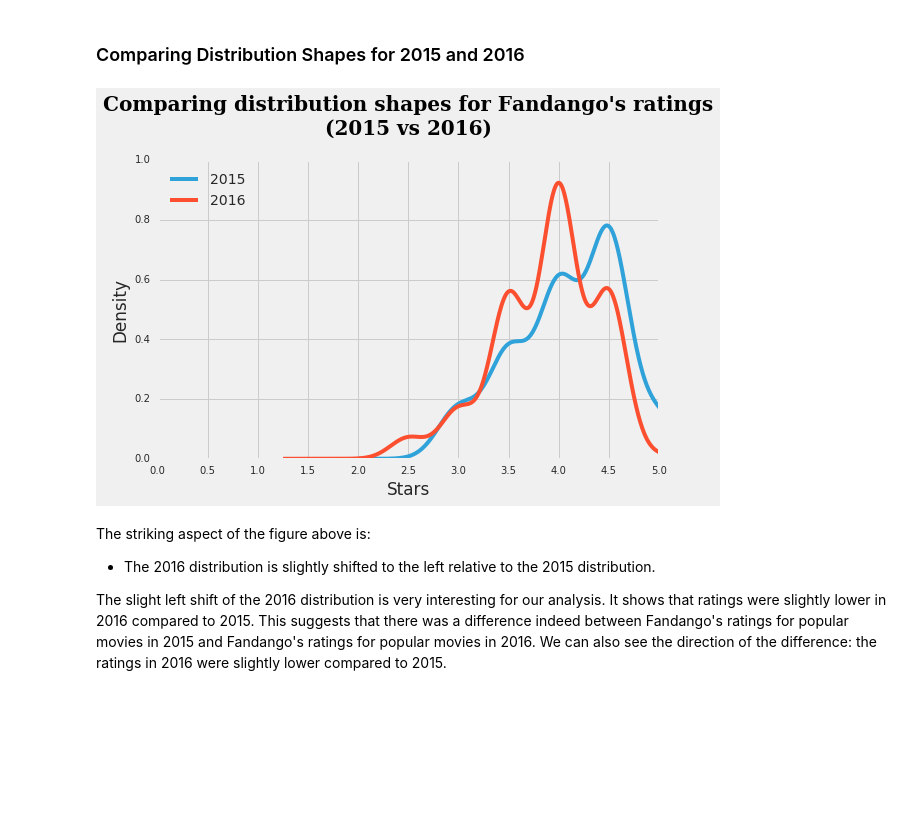
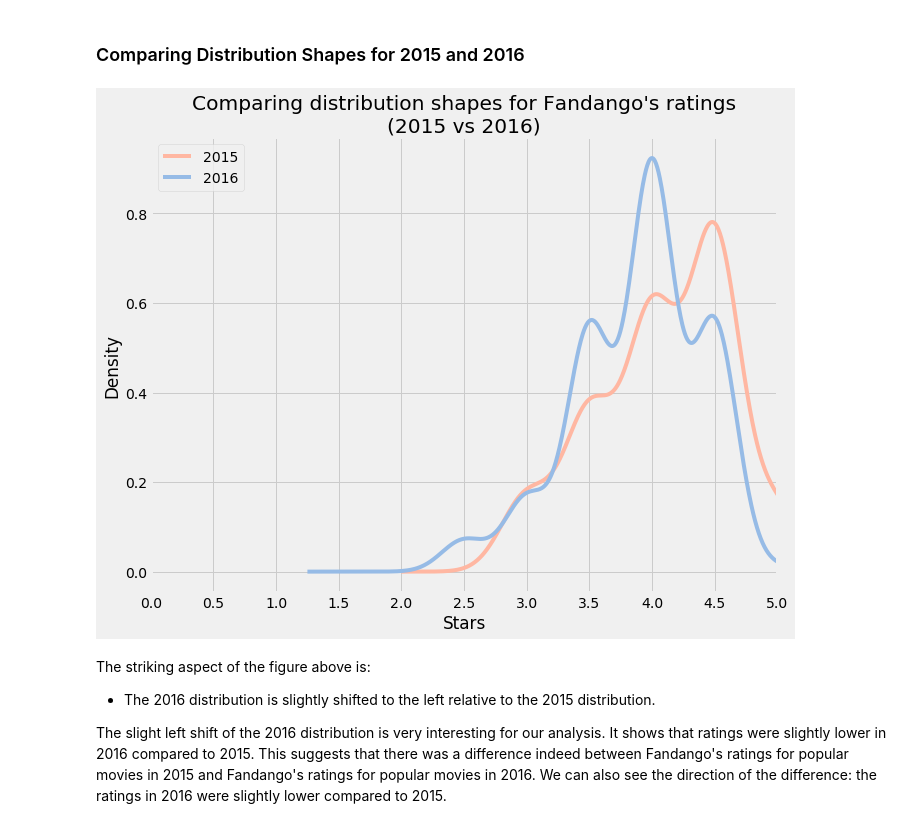
Before and after one commit to nveenverma/Projects, a Jupyter notebook: Investigating Fandango Movie Ratings/Basics.ipynb, the cells around one changed output. Drawn from its saved outputs; the diff is of its cells as text; code cells hidden in the pictures; blank space fills up the shorter version.

```diff
--- a/Investigating Fandango Movie Ratings/Basics.ipynb
+++ b/Investigating Fandango Movie Ratings/Basics.ipynb
@@ -207,28 +207,28 @@ Name: year, dtype: int64
 # %%
 import seaborn as sns
 import matplotlib.pyplot as plt
 %matplotlib inline
 import matplotlib.style as style
 style.use('fivethirtyeight')
 from numpy import arange
 
 font = {'family': 'serif',
         'color':  'black',
         'weight': 'bold',
-        'size': 20,
+        'size': 14,
         }
 
-fandango_2015['Fandango_Stars'].plot.kde(label='2015', figsize=(8, 5))
-fandango_2016['fandango'].plot.kde(label='2016')
-plt.title("Comparing distribution shapes for Fandango's ratings\n(2015 vs 2016)",
-         y = 1.07, fontdict=font)
+fandango_2015['Fandango_Stars'].plot.kde(label='2015', figsize=(10, 7.8), color = '#FFB7A2')
+fandango_2016['fandango'].plot.kde(label='2016', color='#96BBE6')
+plt.title("Comparing distribution shapes for Fandango's ratings\n(2015 vs 2016)", y = 1.0)
 plt.xlim(0, 5)
 plt.xlabel('Stars')
 plt.xticks(arange(0, 5.1, 0.5))
 plt.legend(loc='upper left', fontsize=14)
+plt.savefig('density.png')
 plt.show()
 # %% [output]
-[figure, old version]
+[figure, new version]
 # %% [markdown]
 The striking aspect of the figure above is:
 
```
Also changed, not shown: parts of 1 cell of this notebook, 46 other files.
